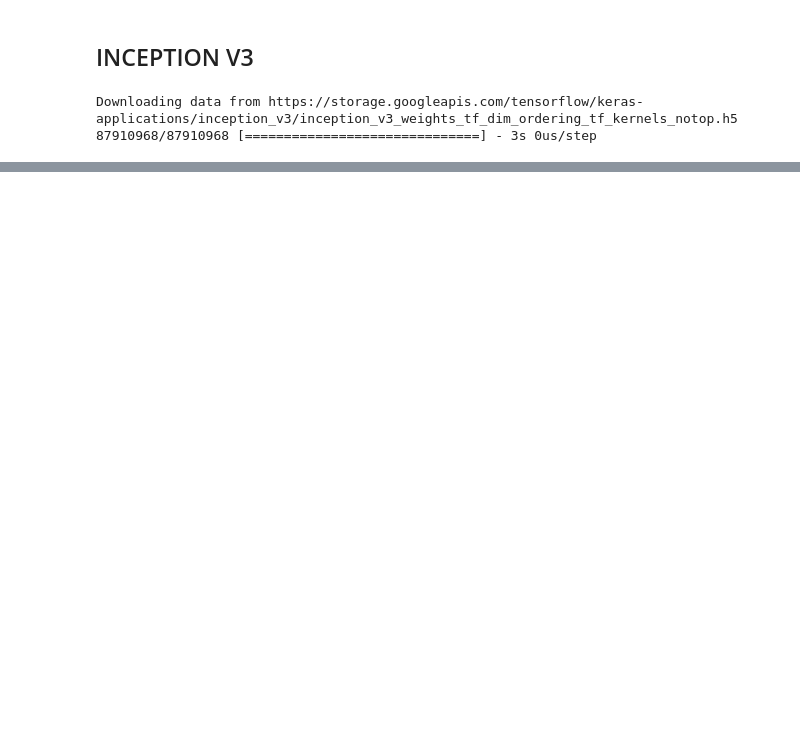
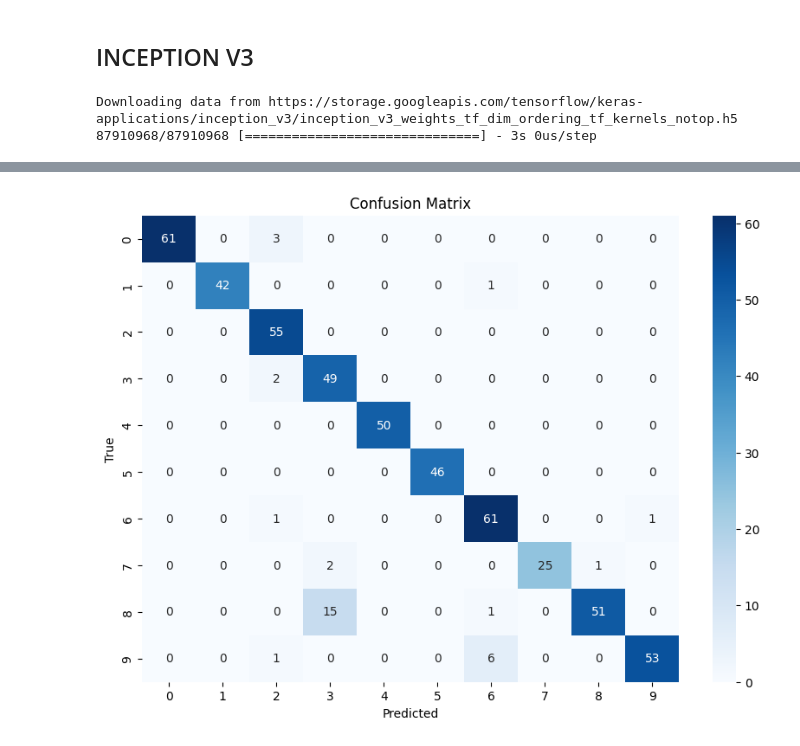
Before and after one commit to select-case/ML-Projects, a Jupyter notebook: BTP/btp-phase-1-2.ipynb, the cells around one changed output, grey strips where cells are left out. Saved outputs shown, nothing was run; the diff lists cells and outputs as text; code cells hidden in the pictures; blank space fills up the shorter version.

```diff
--- a/BTP/btp-phase-1-2.ipynb
+++ b/BTP/btp-phase-1-2.ipynb
@@ -356,0 +508,12 @@ plt.savefig('Accuracy_Plot2')
+# %%
+Resnet_model = Model(inputs=model.input, outputs=predictions)
+Resnet_model.compile(optimizer=opt, loss='categorical_crossentropy',metrics=["accuracy"])
+# %%
+r = Resnet_model.fit(
+    aug.flow(X_train, Y_train, batch_size=16),
+    batch_size=batch_size,
+    epochs=10,
+    callbacks=my_callbacks,
+
+    shuffle=True
+)
@@ -356,0 +541,5 @@ plt.savefig('Accuracy_Plot2')
+# %%
+true_classes = np.argmax(Y_test, axis=1)
+# %%
+predictions = Resnet_model.predict(X_test)
+predicted_classes = np.argmax(predictions, axis=1)
@@ -356,0 +575,12 @@ plt.savefig('Accuracy_Plot2')
+# %%
+cm = confusion_matrix(true_classes, predicted_classes)
+
+# Plot the confusion matrix
+plt.figure(figsize=(10, 7))
+sns.heatmap(cm, annot=True, fmt="d", cmap='Blues')
+plt.xlabel('Predicted')
+plt.ylabel('True')
+plt.title('Confusion Matrix')
+plt.show()
+# %% [output]
+[figure, added]
```
Also changed, not shown: parts of 28 cells of this notebook.
